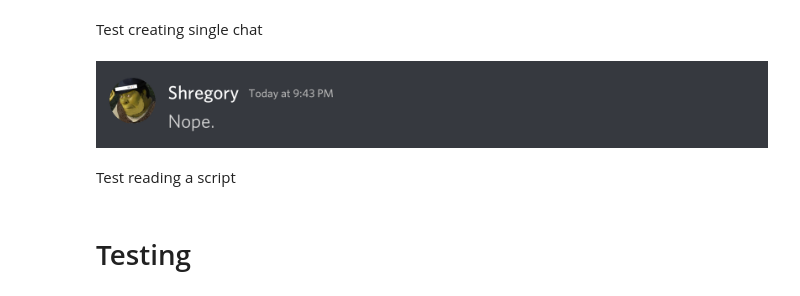
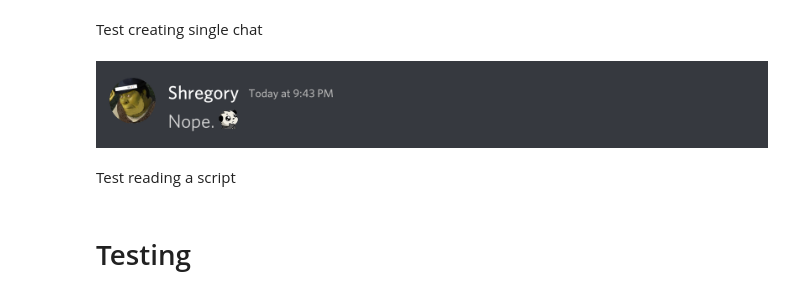
Before and after one commit to lukepolson/DiscordChatSimulator, a Jupyter notebook: testing.ipynb, the cells around one changed output. Cells and saved outputs as stored; diff of their text form; code cells hidden in the pictures.

Commit message:
added emojis and time differences between messages

```diff
--- a/testing.ipynb
+++ b/testing.ipynb
@@ -3,11 +4,12 @@ from generate_chat import generate_chat
 # %% [markdown]
 Test creating single chat
 # %%
-messages = ['Nope.']
+messages = ['Nope. <:rooThink:596576798351949847>']
 # %%
-generate_chat(messages, 'Shregory', '9:43', 'profile_pictures/shregory.PNG')
+im = generate_chat(messages, 'Shregory', '9:43', 'profile_pictures/shregory.PNG')
+im
 # %% [output]
-[figure, old version]
+[figure, new version]
 # %% [markdown]
 Test reading a script
 # %%
```
Also changed, not shown: parts of 3 cells of this notebook, 2 other files.
